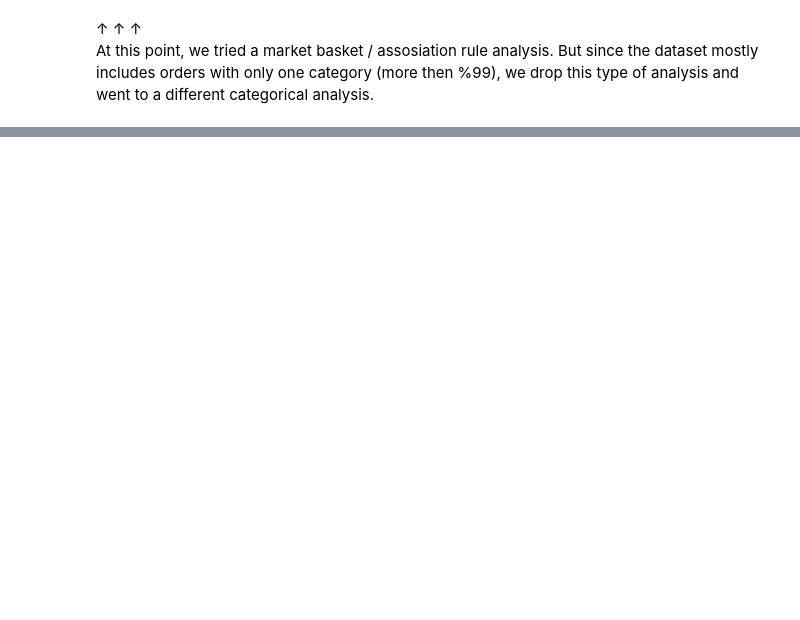
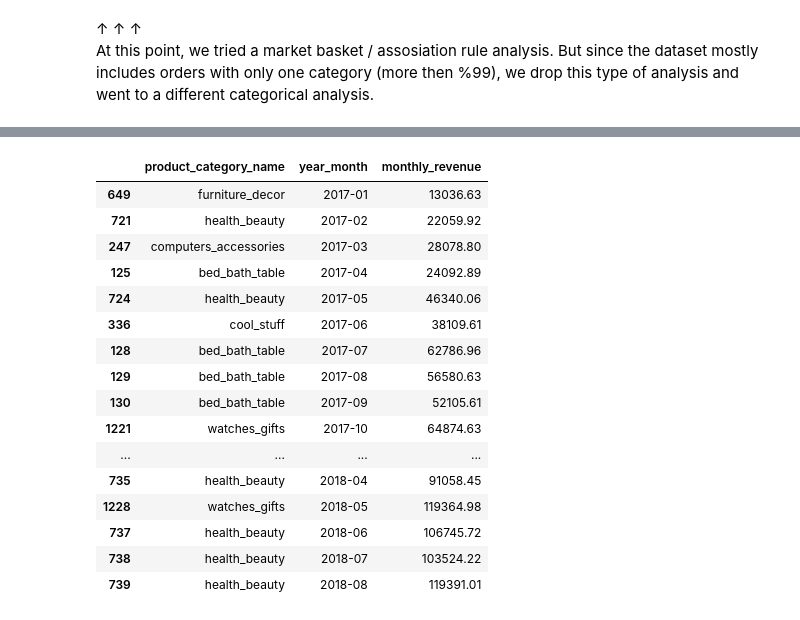
Before and after one commit to fratkarakoc/olist-e-marketing-data-analysis, a Jupyter notebook: notebooks/05_categorical_analysis.ipynb, the cells around one changed output, grey strips where cells are left out. Cells and saved outputs as stored; diff of their text form; code cells hidden in the pictures; blank space fills up the shorter version.

```diff
--- a/notebooks/05_categorical_analysis.ipynb
+++ b/notebooks/05_categorical_analysis.ipynb
@@ -24,0 +134,5 @@ At this point, we tried a market basket / assosiation rule analysis. But since t
+# %%
+data["year_month"] = data["order_purchase_timestamp"].dt.to_period("M")
+# %%
+category_time_revenue = data.groupby(["product_category_name","year_month"]).agg(monthly_revenue=("price", "sum"))
+category_time_revenue_flat = category_time_revenue.reset_index()
@@ -24,0 +158,23 @@ At this point, we tried a market basket / assosiation rule analysis. But since t
+# %%
+month_peak_category = category_time_revenue_flat.loc[
+    category_time_revenue_flat.groupby("year_month")["monthly_revenue"].idxmax()].sort_values(by="year_month")
+# %%
+month_peak_category
+# %% [output]
+|  | product_category_name | year_month | monthly_revenue |
+| 649 | furniture_decor | 2017-01 | 13036.63 |
+| 721 | health_beauty | 2017-02 | 22059.92 |
+| 247 | computers_accessories | 2017-03 | 28078.80 |
+| 125 | bed_bath_table | 2017-04 | 24092.89 |
+| 724 | health_beauty | 2017-05 | 46340.06 |
+| 336 | cool_stuff | 2017-06 | 38109.61 |
+| 128 | bed_bath_table | 2017-07 | 62786.96 |
+| 129 | bed_bath_table | 2017-08 | 56580.63 |
+| 130 | bed_bath_table | 2017-09 | 52105.61 |
+| 1221 | watches_gifts | 2017-10 | 64874.63 |
+| ... | ... | ... | ... |
+| 735 | health_beauty | 2018-04 | 91058.45 |
+| 1228 | watches_gifts | 2018-05 | 119364.98 |
+| 737 | health_beauty | 2018-06 | 106745.72 |
+| 738 | health_beauty | 2018-07 | 103524.22 |
+| 739 | health_beauty | 2018-08 | 119391.01 |
```
Also changed, not shown: parts of 17 cells of this notebook, 2 other files.
